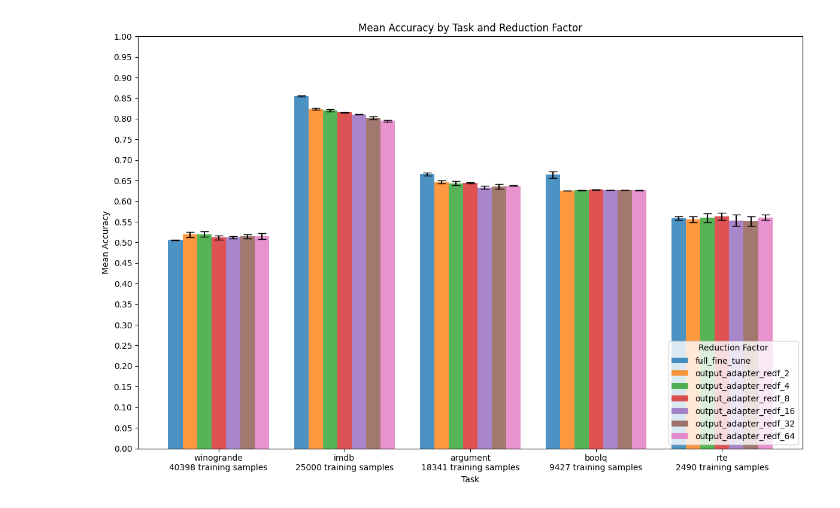
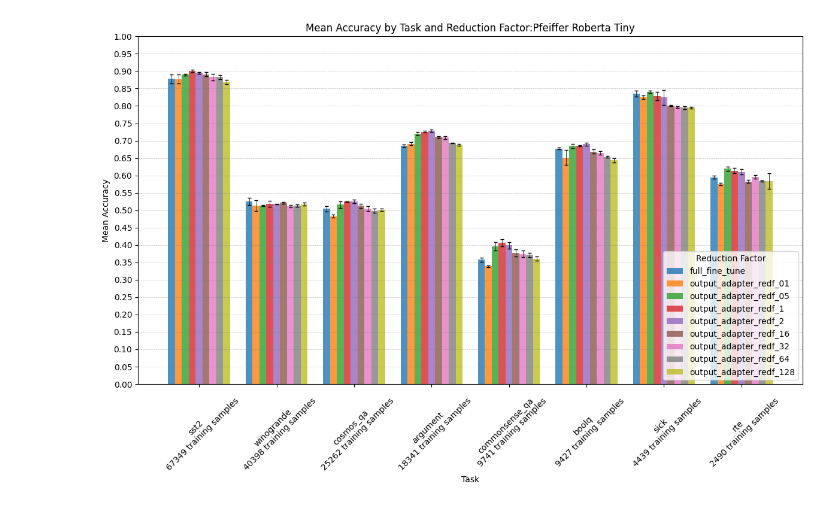
Before and after one commit to HectorAuvinen/adapter_experiments, a Jupyter notebook: notebooks/result_plotting.ipynb, the cells around one changed output. Cells and saved outputs as stored; diff of their text form; code cells hidden in the pictures.

```diff
--- a/notebooks/result_plotting.ipynb
+++ b/notebooks/result_plotting.ipynb
@@ -14,6 +30,7 @@ eval_result = "C:/Users/Hector Auvinen/Documents/GitHub/adapter_experiments/outp
 # %%
+eval_result = "C:/Users/Hector Auvinen/Desktop/after_5_3_experiment_results/result_files/roberta-tiny"
 new_results = read_eval_results(eval_result)
 data,errors,sorted_reduction_factors,tasks = prepare_eval_for_plots(new_results)
-plot_evaluation(data,errors,sorted_reduction_factors,tasks)
+plot_evaluation(data,errors,sorted_reduction_factors,tasks,"Pfeiffer Roberta Tiny")
 # %% [output]
-[figure, old version]
+[figure, new version]
```
Also changed, not shown: parts of 4 cells of this notebook, 5 other files.
